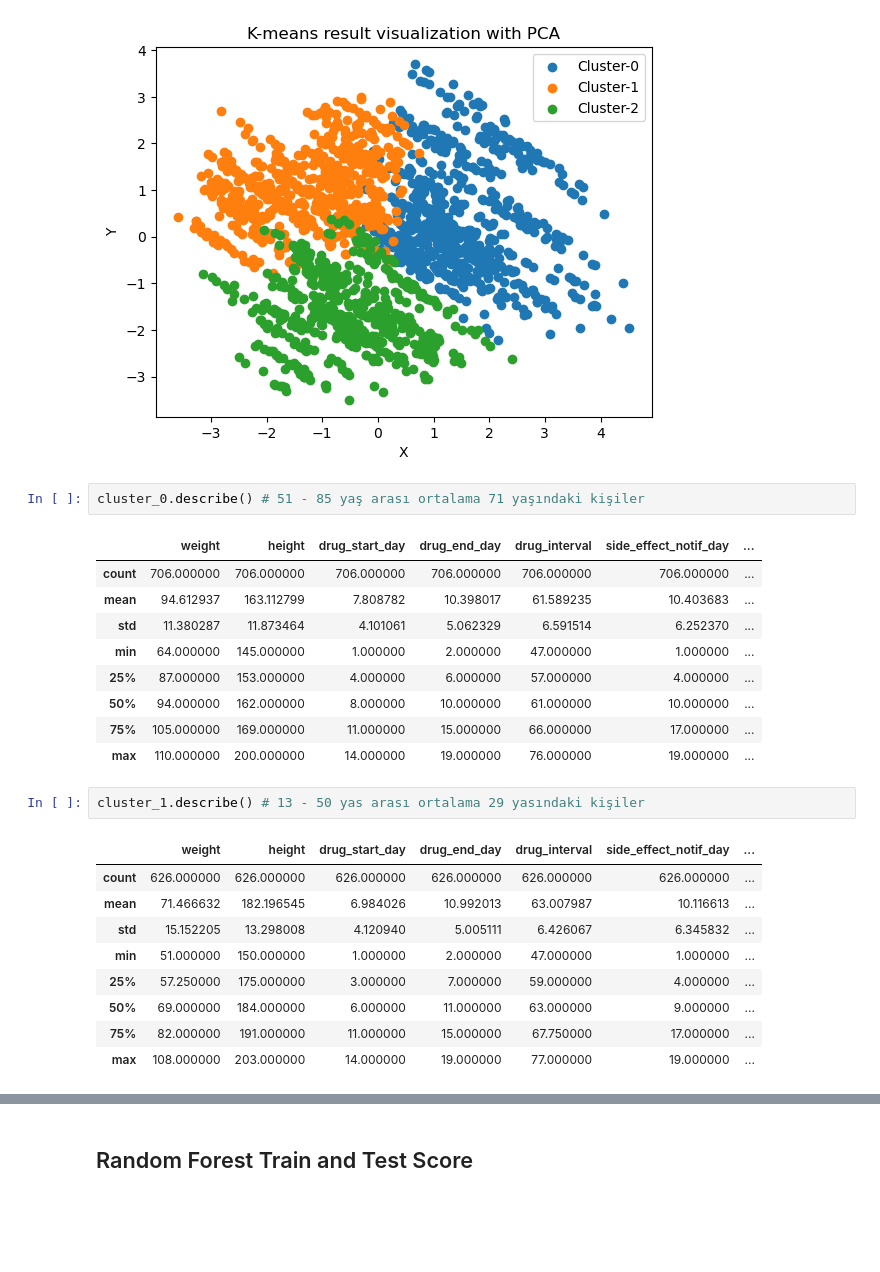
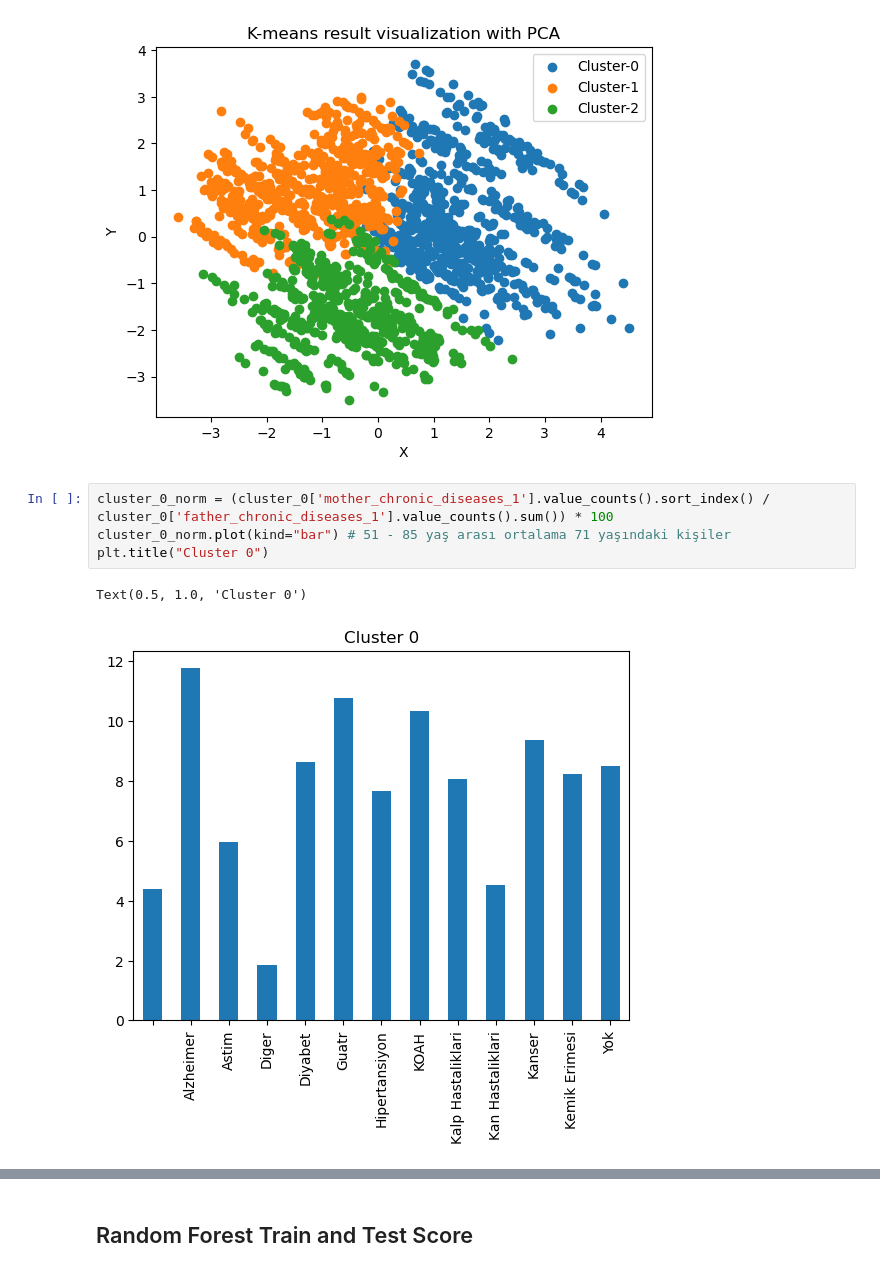
Before and after one commit to yusufmertcel/Pusula_YusufMert_Celikarslan, a Jupyter notebook: data_analysis.ipynb, the cells around one changed output, grey strips where cells are left out. Cells and saved outputs as stored; diff of their text form; blank space fills up the shorter version.

```diff
--- a/data_analysis.ipynb
+++ b/data_analysis.ipynb
@@ -593,27 +600,10 @@ plt.ylabel('Y')
 plt.show()
 # %% [output]
 [figure]
-# %%
-cluster_0.describe() # 51 - 85 yaş arası ortalama 71 yaşındaki kişiler
-# %% [output]
-|  | weight | height | drug_start_day | drug_end_day | drug_interval | side_effect_notif_day | ... |
-| count | 706.000000 | 706.000000 | 706.000000 | 706.000000 | 706.000000 | 706.000000 | ... |
-| mean | 94.612937 | 163.112799 | 7.808782 | 10.398017 | 61.589235 | 10.403683 | ... |
-| std | 11.380287 | 11.873464 | 4.101061 | 5.062329 | 6.591514 | 6.252370 | ... |
-| min | 64.000000 | 145.000000 | 1.000000 | 2.000000 | 47.000000 | 1.000000 | ... |
-| 25% | 87.000000 | 153.000000 | 4.000000 | 6.000000 | 57.000000 | 4.000000 | ... |
-| 50% | 94.000000 | 162.000000 | 8.000000 | 10.000000 | 61.000000 | 10.000000 | ... |
-| 75% | 105.000000 | 169.000000 | 11.000000 | 15.000000 | 66.000000 | 17.000000 | ... |
-| max | 110.000000 | 200.000000 | 14.000000 | 19.000000 | 76.000000 | 19.000000 | ... |
-# %%
-cluster_1.describe() # 13 - 50 yas arası ortalama 29 yasındaki kişiler
-# %% [output]
-|  | weight | height | drug_start_day | drug_end_day | drug_interval | side_effect_notif_day | ... |
-| count | 626.000000 | 626.000000 | 626.000000 | 626.000000 | 626.000000 | 626.000000 | ... |
-| mean | 71.466632 | 182.196545 | 6.984026 | 10.992013 | 63.007987 | 10.116613 | ... |
-| std | 15.152205 | 13.298008 | 4.120940 | 5.005111 | 6.426067 | 6.345832 | ... |
-| min | 51.000000 | 150.000000 | 1.000000 | 2.000000 | 47.000000 | 1.000000 | ... |
-| 25% | 57.250000 | 175.000000 | 3.000000 | 7.000000 | 59.000000 | 4.000000 | ... |
-| 50% | 69.000000 | 184.000000 | 6.000000 | 11.000000 | 63.000000 | 9.000000 | ... |
-| 75% | 82.000000 | 191.000000 | 11.000000 | 15.000000 | 67.750000 | 17.000000 | ... |
-| max | 108.000000 | 203.000000 | 14.000000 | 19.000000 | 77.000000 | 19.000000 | ... |
+# %%
+cluster_0_norm = (cluster_0['mother_chronic_diseases_1'].value_counts().sort_index() / cluster_0['father_chronic_diseases_1'].value_counts().sum()) * 100
+cluster_0_norm.plot(kind="bar") # 51 - 85 yaş arası ortalama 71 yaşındaki kişiler
+plt.title("Cluster 0")
+# %% [output]
+Text(0.5, 1.0, 'Cluster 0')
+[figure, added]
```
Also changed, not shown: parts of 13 cells of this notebook, 1 other file.
